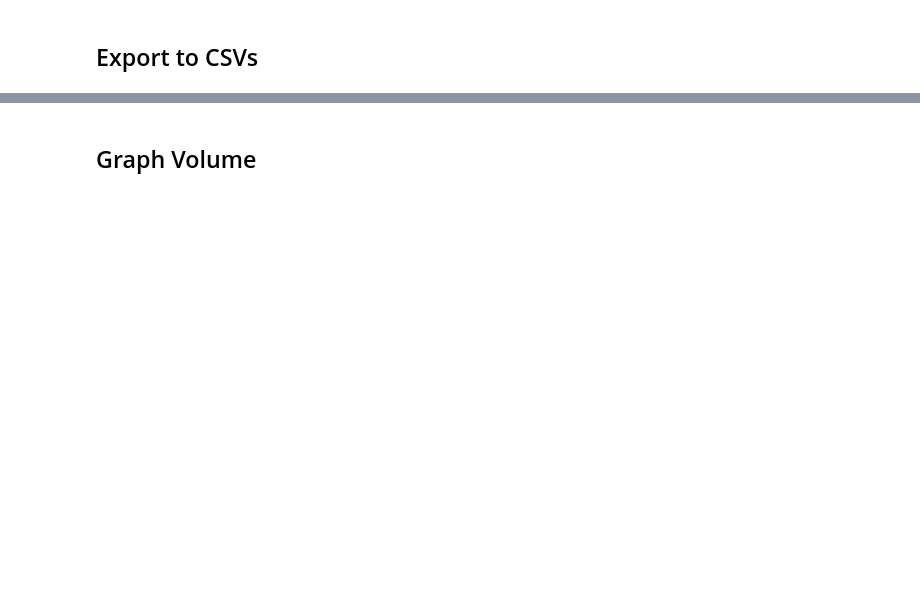
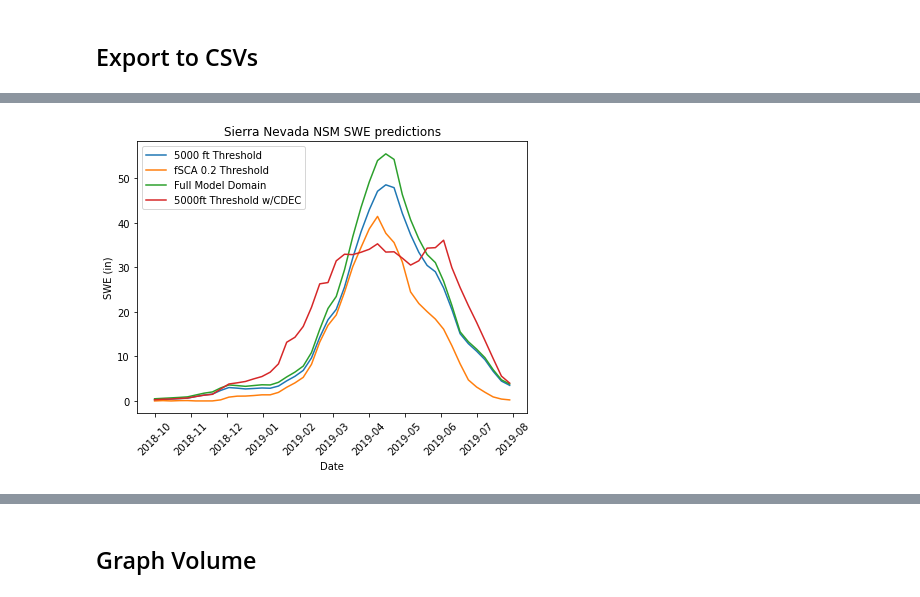
Before and after one commit to whitelightning450/SWEML, a Jupyter notebook: Model/model_comparison.ipynb, the cells around one changed output, grey strips where cells are left out. Saved outputs shown, nothing was run; the diff lists cells and outputs as text; code cells hidden in the pictures; blank space fills up the shorter version.

```diff
--- a/Model/model_comparison.ipynb
+++ b/Model/model_comparison.ipynb
@@ -122,7 +154,15 @@ filled_megaset = megaset.fillna(0)
+# %%
+#Get Sierra Nevada predictions
+
+for run in runs:
+    runs[run]['Region'] = 'None'
+    Region_id(runs[run])
+    runs[run] = runs[run][runs[run]['Region'] =='Sierras']
 # %% [markdown]
 ## Export to CSVs
 # %%
 clean = {}
 for run in runs:
-    clean[run] = runs[run].drop(columns=['Lat','Long', 'elevation_m', 'northness'])
-    runs[run].to_csv(f"/Users/jmac/Documents/Programming/REU/National-Snow-Model/Data/Processed/{run}.csv")
+    clean[run] = runs[run].drop(columns=['Lat','Long', 'elevation_m', 'northness', 'Region'])
+    clean[run] = clean[run].fillna(0)
+    runs[run].to_csv(cwd+ "/Data/Processed/"+ run+ "_Sierras.csv")
@@ -128,0 +171,11 @@ for run in runs:
+# %%
+Spatial_Ave_df = pd.DataFrame()
+
+for sim in clean:
+    cleandf = pd.DataFrame(columns = clean[sim].columns)
+
+    for col in clean[sim].columns:
+        cleandf[col] = [clean[sim][col].mean()]
+    Spatial_Ave_df[sim] = cleandf.T
+Spatial_Ave_df.index = pd.to_datetime(Spatial_Ave_df.index)
+Spatial_Ave_df
@@ -128,0 +200,23 @@ for run in runs:
+# %%
+import matplotlib.dates as mdates
+
+#make figure
+fig, ax = plt.subplots(1,1, figsize=(7, 5))
+ax.set_facecolor('white')
+
+ax.plot(Spatial_Ave_df['no_fSCA_Region_Pred'], label = '5000 ft Threshold')
+ax.plot(Spatial_Ave_df['fSCA_RegionVal'], label = 'fSCA 0.2 Threshold')
+ax.plot(Spatial_Ave_df['no_fSCA_RegionVal'], label = 'Full Model Domain')
+ax.plot(Spatial_Ave_df['5000ftDomain_UpdatedCDEC'], label = '5000ft Threshold w/CDEC')
+ax.legend()
+#ax.xaxis.set_major_locator(mdates.MonthLocator(bymonth=range(1,12,3)))
+#ax.xaxis.set_major_formatter(mdates.DateFormatter('%Y-%b'))
+
+plt.setp(ax.get_xticklabels(), rotation=45)
+plt.ylabel("SWE (in)")
+plt.xlabel("Date")
+plt.title("Sierra Nevada NSM SWE predictions")
+plt.savefig(cwd + "/Figures/Thresholds/2018-2019_SWE_in_Sierras.png", dpi=600, bbox_inches='tight')
+plt.show()
+# %% [output]
+[figure, added]
```
Also changed, not shown: parts of 27 cells of this notebook, 3 other files.
